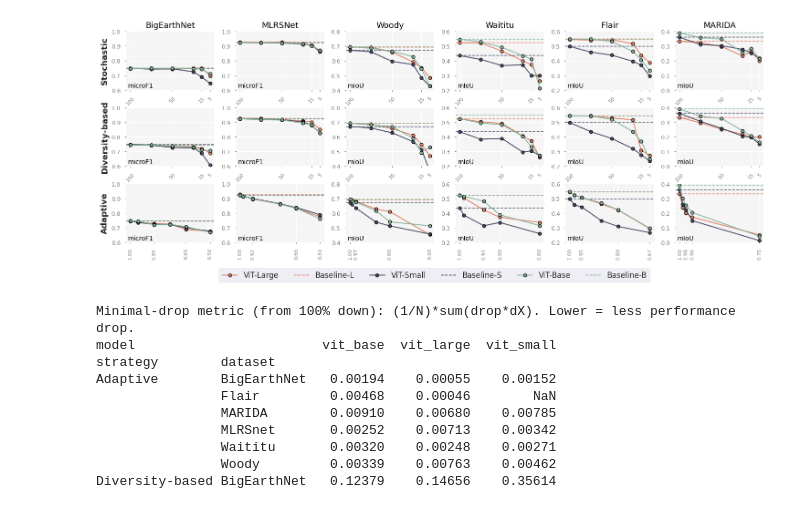
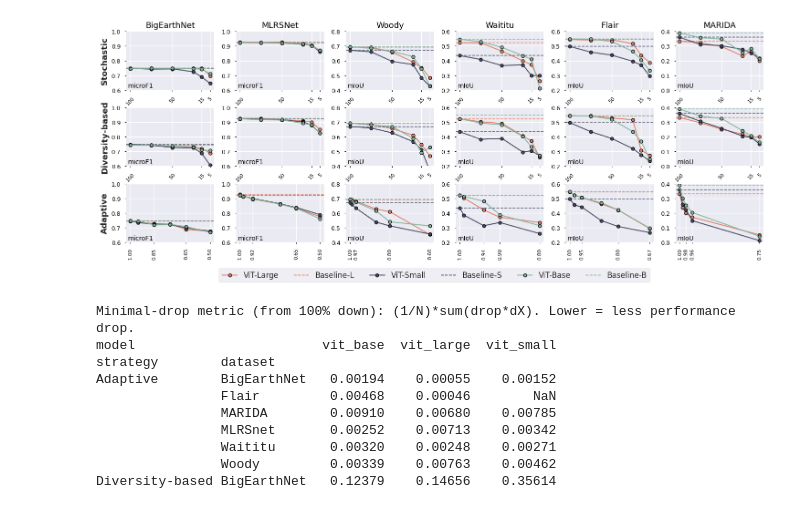
Before and after one commit to Orion-AI-Lab/RedundancyInvestigationEO, a Jupyter notebook: my_plots.ipynb, the cells around one changed output. Cells and saved outputs as stored; diff of their text form; code cells hidden in the pictures.

```diff
--- a/my_plots.ipynb
+++ b/my_plots.ipynb
@@ -128,7 +128,7 @@ import matplotlib.lines as mlines
 import numpy as np
 import matplotlib as mpl
 
-mpl.style.use("seaborn-v0_8")
+#mpl.style.use("seaborn-v0_8")
 
 models = ["ViT-Large", "ViT-Small", "ViT-Base"]
 model_colors = {
@@ -170,8 +170,8 @@ legend_handles, legend_labels = [], []
 for row_idx, (row_label, row_datasets, x_dict, x_label, use_per_dataset_x) in enumerate(rows):
     for col_idx, (dataset_name, model_data) in enumerate(row_datasets.items()):
         ax = fig.add_subplot(gs[row_idx, col_idx])
-        ax.set_facecolor("#F5F5F5")
-        ax.tick_params(axis="both", which="both", color="gray", labelcolor="gray",
+        #ax.set_facecolor("#F5F5F5")
+        ax.tick_params(axis="both", which="both", color="black", labelcolor="black",
                        direction="out", length=2, width=0.8)
 
         x_vals = x_dict[dataset_name]
@@ -242,39 +242,39 @@ for row_idx, (row_label, row_datasets, x_dict, x_label, use_per_dataset_x) in en
                 for i in show_idx
             ]
             ax.set_xticks(tick_positions)
-            ax.set_xticklabels(tick_labels, color="gray", fontsize=8, rotation=rot, ha=ha)
+            ax.set_xticklabels(tick_labels, color="black", fontsize=8, rotation=rot, ha=ha)
         else:
             ax.set_xticklabels(
                 [f"{x:.2f}" if isinstance(x, float) else str(x) for x in x_vals],
-                color="gray", fontsize=8, rotation=rot, ha=ha,
+                color="black", fontsize=8, rotation=rot, ha=ha,
             )
 
         ymin, ymax = y_limits.get(dataset_name, (0.0, 1.0))
         ax.set_ylim(ymin, ymax)
         yticks = np.arange(ymin, ymax + 0.01, 0.1)
         ax.set_yticks(yticks)
-        ax.set_yticklabels([f"{y:.1f}" for y in yticks], color="gray", fontsize=9)
+        ax.set_yticklabels([f"{y:.1f}" for y in yticks], color="black", fontsize=9)
         ax.grid(True, linewidth=1.0, color="white", linestyle="-")
         # Performance metric label in bottom-left corner (mIoU / microF1)
         metric_label = "microF1" if dataset_name in ("BigEarthNet", "MLRSNet") else "mIoU"
         ax.text(0.02, 0.02, metric_label, transform=ax.transAxes, fontsize=10, verticalalignment="bottom",
                 horizontalalignment="left", color="black")
 
 fig.legend(
     handles=legend_handles,
     labels=legend_labels,
     loc="lower center",
     fontsize=12,
     frameon=True,
     ncol=6,
     bbox_to_anchor=(0.5, -0.05),
 )
 
 plt.tight_layout(rect=[0, 0.05, 1, 1])
 plt.savefig("paper_plots/main_results_training.pdf", transparent=False, bbox_inches="tight", dpi=300)
 plt.show()
 # %% [output]
-[figure, old version]
+[figure, new version]
 # %%
 # Metric: reward minimal performance drop when decreasing retain_percent (start from 100%)
 # Traverse from high x (100%) to low x; M = (1/N)*sum_i (Perf_{i-1} - Perf_i)*(x_{i-1} - x_i).
```
Also changed, not shown: parts of 4 cells of this notebook, 33 other files.
